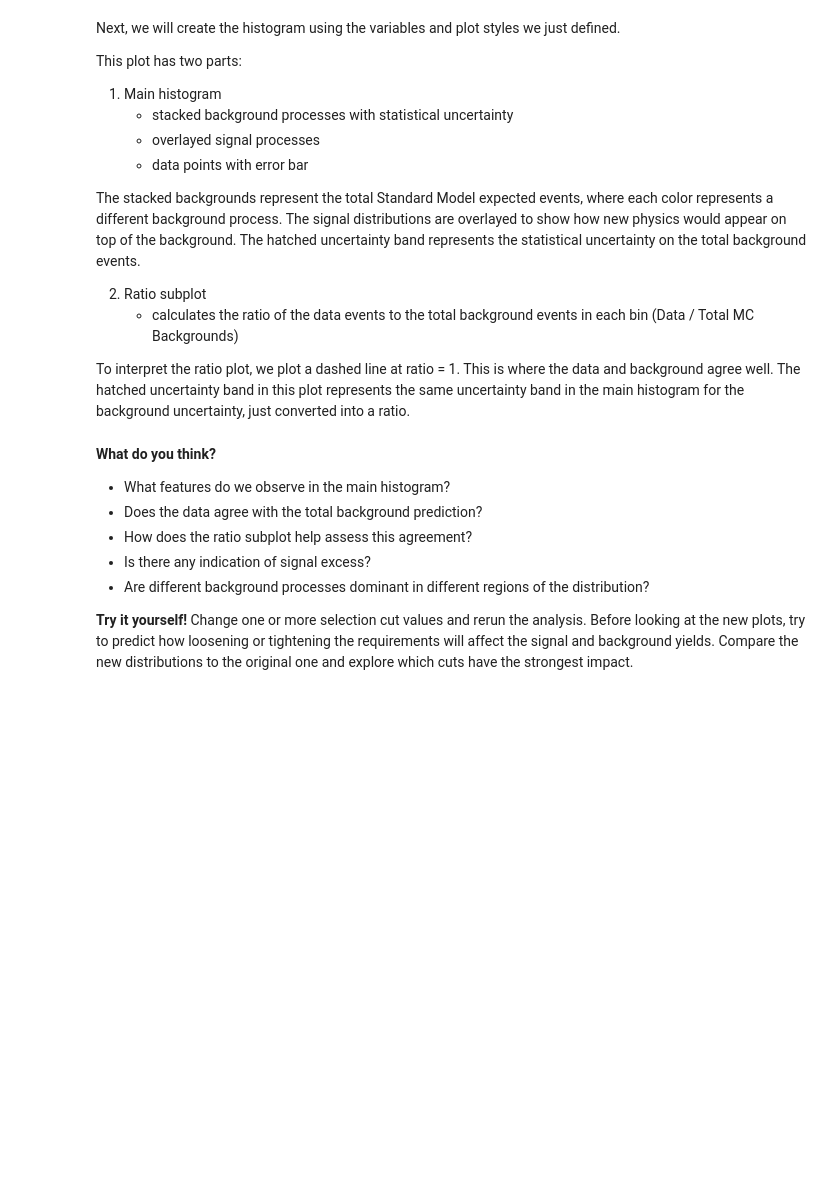
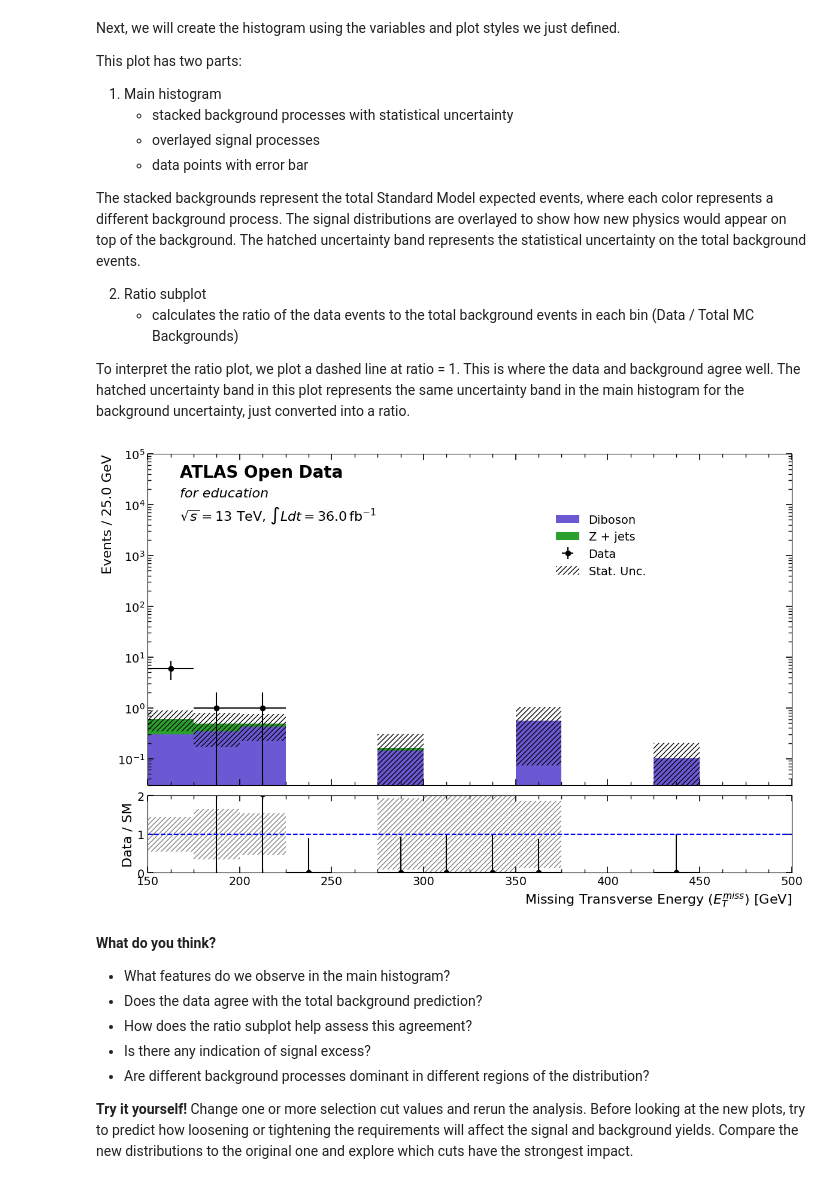
Before and after one commit to emilypuchala/MasterThesis, a Jupyter notebook: supersymmetry_analysis_2025beta_release.ipynb, the cells around one changed output. Cells and saved outputs as stored; diff of their text form; code cells hidden in the pictures; blank space fills up the shorter version.

```diff
--- a/supersymmetry_analysis_2025beta_release.ipynb
+++ b/supersymmetry_analysis_2025beta_release.ipynb
@@ -89,4 +92,5 @@ GeV = 1.0  # gigaelectron-volts
 fraction = 1.0 # reduce this if you want the code to run quicker (helpful when debugging)
 
 atom.set_release('2025e-13tev-beta')   # set the open data release
-skim = "2L2J30MET"  # analysis skim
+skim = "2J2LMET30"  # analysis skim
+#skim = "2to4lep"  # analysis skim
@@ -1042,7 +1096,7 @@ First, let's choose which signals, backgrounds, and variable we want to plot.
 selected_signal = []
 
 #choose which backgrounds to plot
-selected_backgrounds = [r'diboson', r'Z+jets', r'ttbar', r'SingleTop', r'W+jets']
+selected_backgrounds = [r'diboson', r'Z+jets']#, r'ttbar', r'SingleTop', r'W+jets']
 
 # choose which varaible you want to plot on the x-axis of the histogram (for example: mass, met, mt2, mt)
 selected_variable = 'met'
@@ -1063,6 +1117,7 @@ bg_style = {
 
 # choose what order the backgrounds are stacked (smallest to largest contribution)
 bg_order = [r'SingleTop', r'W+jets', r'ttbar', r'diboson', r'Z+jets']
+bg_order = [r'diboson', r'Z+jets']
 
 
 # signal labels, colors, and linestyles for explicitly defined signals
@@ -1141,8 +1196,8 @@ The stacked backgrounds represent the total Standard Model expected events, wher
 To interpret the ratio plot, we plot a dashed line at ratio = 1. This is where the data and background agree well. The hatched uncertainty band in this plot represents the same uncertainty band in the main histogram for the background uncertainty, just converted into a ratio.
 # %%
 # define our x-axis range for histogram binining
-xmin = 50 * GeV
-xmax = 300 * GeV
+xmin = 150 * GeV
+xmax = 500 * GeV
 step_size = 25 * GeV  # bin size
 
 bin_edges   = np.arange(xmin, xmax + step_size, step_size) # define edges of each bin
@@ -1304,33 +1359,35 @@ handles, labels = main_axes.get_legend_handles_labels()
 bg_h = [] # backgrounds
 bg_l = [] # background labels
 sig_h = [] # signals
 sig_l = [] # signal labels
 
 for h, l in zip(handles, labels):
     if l.startswith('$m ('):
         sig_h.append(h)
         sig_l.append(l)
     else:
         bg_h.append(h)
         bg_l.append(l)
 
 # add legend to the main histogram
 legend_bg = main_axes.legend(bg_h, bg_l, bbox_to_anchor=(0.79, 0.85), frameon=False, fontsize=sizes['legend'])
 legend_sig = main_axes.legend(sig_h, sig_l, bbox_to_anchor=(0.98, 1.0), frameon=False, fontsize=sizes['legend'])
 main_axes.add_artist(legend_bg)
 
 
 # add ATLAS text to main histogram
 lumi_used = str(lumi * fraction)
 main_axes.text(0.05, 0.93, 'ATLAS Open Data', transform=main_axes.transAxes, fontsize=sizes['atlas_title'], fontweight='bold')
 main_axes.text(0.05, 0.87, 'for education', transform=main_axes.transAxes, fontsize=sizes['atlas_subtitle'], style='italic')
 main_axes.text(0.05, 0.80, rf'$\sqrt{{s}}=13$ TeV, $\int L dt = {lumi_used}\,\mathrm{{fb}}^{{-1}}$', transform=main_axes.transAxes, fontsize=sizes['atlas_lumi'])
 
 
 # show the the figue
 fig.tight_layout()
 fig.subplots_adjust(hspace=0.05) # adjust spacing between main plot and subplot
 plt.show()
+# %% [output]
+[figure, added]
 # %% [markdown]
 **What do you think?**
 - What features do we observe in the main histogram?
```
Also changed, not shown: parts of 9 cells of this notebook, 1 other file.
